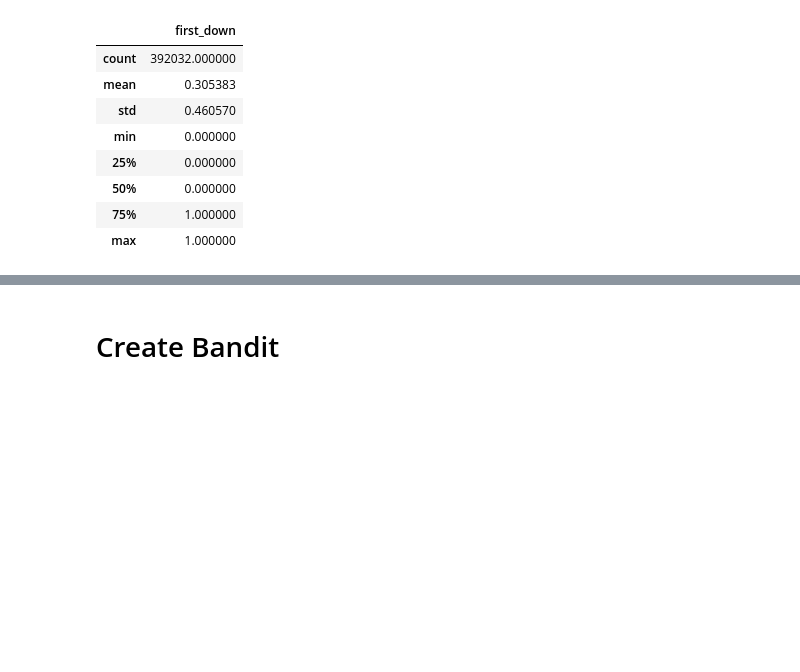
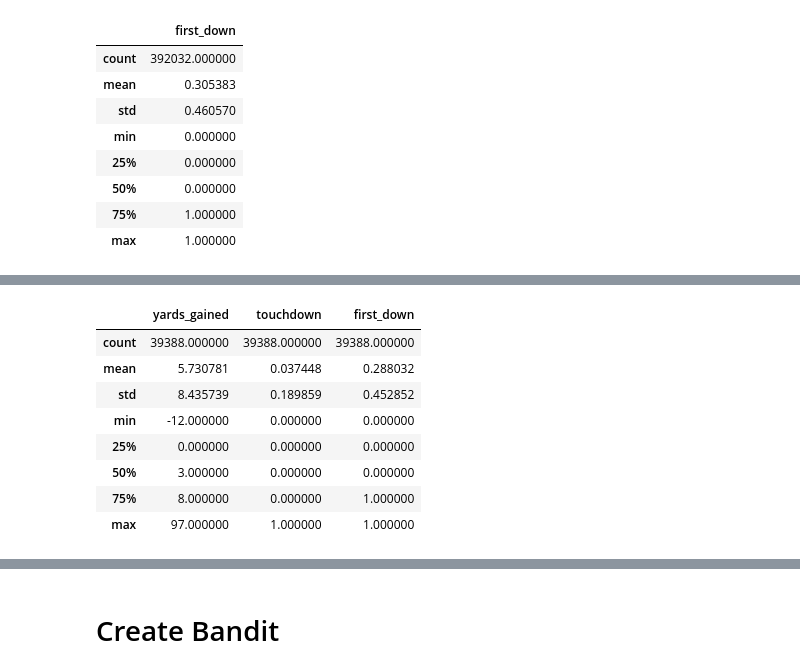
Before and after one commit to mchawla33/w210-capstone, a Jupyter notebook: notebooks/ContextualBandit.ipynb, the cells around one changed output, grey strips where cells are left out. Saved outputs shown, nothing was run; the diff lists cells and outputs as text; code cells hidden in the pictures; blank space fills up the shorter version.

```diff
--- a/notebooks/ContextualBandit.ipynb
+++ b/notebooks/ContextualBandit.ipynb
@@ -266,0 +289,12 @@ df[['first_down']].describe()
+# %%
+df[['yards_gained', 'touchdown', 'first_down']].where(df.formation=='12').dropna().describe()
+# %% [output]
+|  | yards_gained | touchdown | first_down |
+| count | 39388.000000 | 39388.000000 | 39388.000000 |
+| mean | 5.730781 | 0.037448 | 0.288032 |
+| std | 8.435739 | 0.189859 | 0.452852 |
+| min | -12.000000 | 0.000000 | 0.000000 |
+| 25% | 0.000000 | 0.000000 | 0.000000 |
+| 50% | 3.000000 | 0.000000 | 0.000000 |
+| 75% | 8.000000 | 0.000000 | 1.000000 |
+| max | 97.000000 | 1.000000 | 1.000000 |
```
Also changed, not shown: parts of 16 cells of this notebook.
